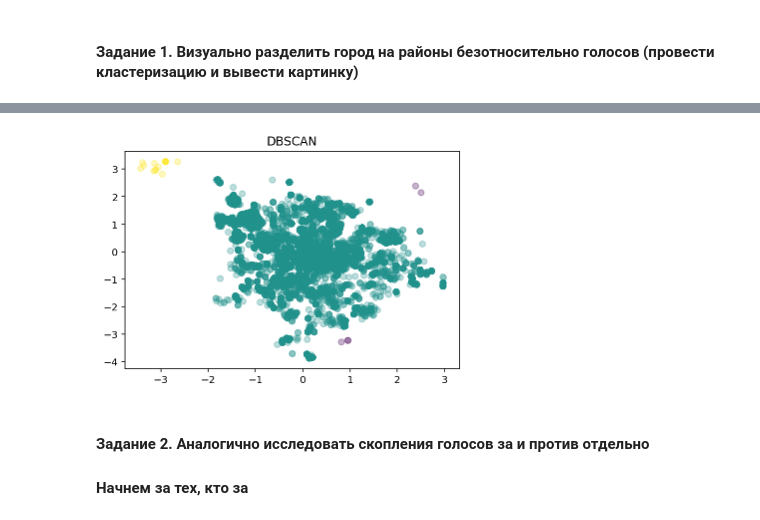
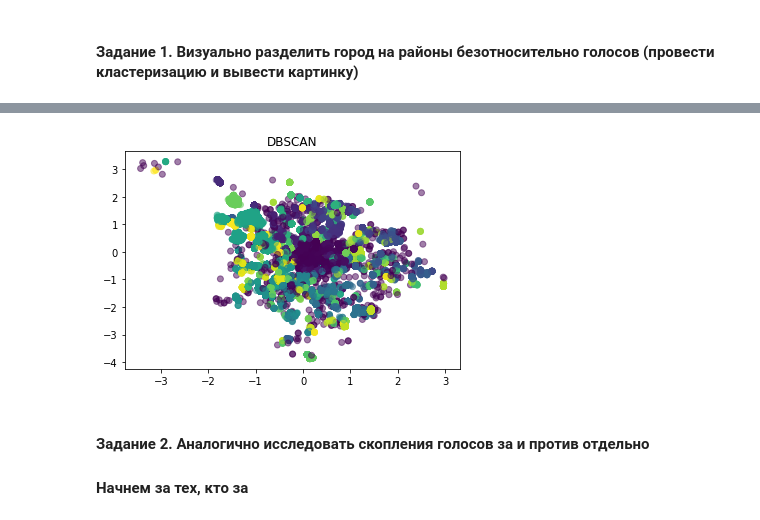
Before and after one commit to AlexNepochatykh/netology-ds, a Jupyter notebook: machine_learning/3. Clustering/Homework/homework clustering.ipynb, the cells around one changed output, grey strips where cells are left out. Cells and saved outputs as stored; diff of their text form; code cells hidden in the pictures.

```diff
--- a/machine_learning/3. Clustering/Homework/homework clustering.ipynb
+++ b/machine_learning/3. Clustering/Homework/homework clustering.ipynb
@@ -125,4 +126,4 @@ plot_cluster(KMeans(n_optimal_clusters), X)
-# %%
-plot_cluster(DBSCAN(), X)
-# %% [output]
-[figure, removed]
+# %%
+plot_cluster(DBSCAN(eps=0.05, min_samples=3), X, alpha=0.5)
+# %% [output]
+[figure, added]
```
Also changed, not shown: parts of 28 cells of this notebook.
